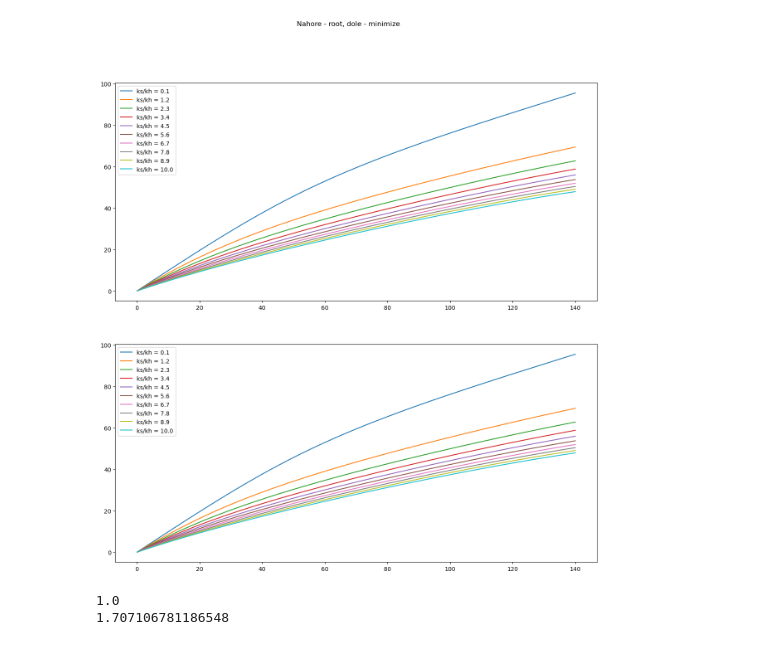
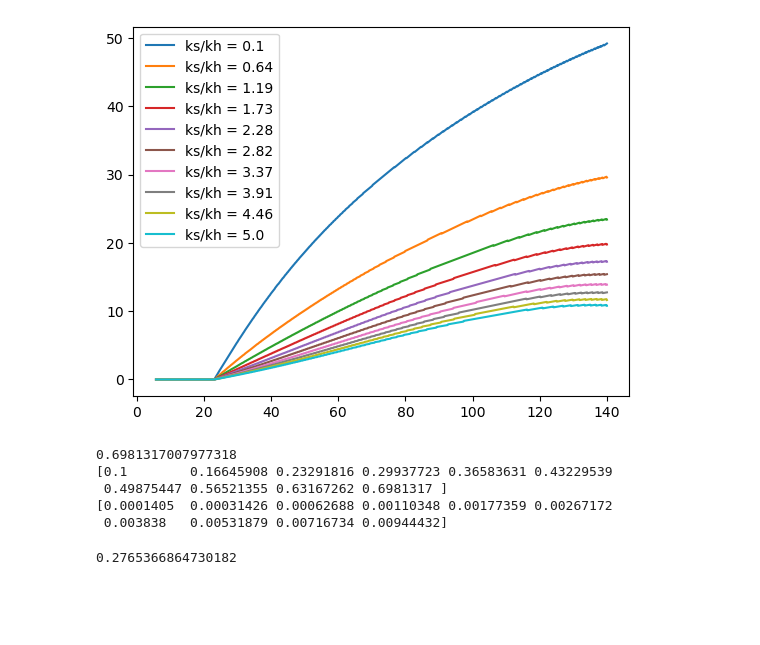
Before and after one commit to zoufaond/Passive_SCHR, a Jupyter notebook: main.ipynb, the cells around one changed output. Saved outputs shown, nothing was run; the diff lists cells and outputs as text; code cells hidden in the pictures; blank space fills up the shorter version.

```diff
--- a/main.ipynb
+++ b/main.ipynb
@@ -1,43 +1,35 @@
 # %%
 import numpy as np
 from scipy.optimize import fsolve, minimize
 import sympy as sp
 import numpy as np
 import matplotlib.pyplot as plt
 import sys
 import warnings
 # %run "classes_ipynb.ipynb"
 sys.path.insert(0, "..")
 import classes2
-# warnings.filterwarnings('ignore')
+warnings.filterwarnings('ignore')
 
 
 
 phis,alfa,pomery,x,koefs,koefh = sp.symbols('phis,alfa,pomery,x,koefs,koefh')
-a=0.5
-b=0.5
-c=0.5
-d=0.5
-model = classes2.SCHR(phis=phis,alfa=alfa,x=x,l0h=1,l0s=1,a=a,b=b,c=c,d=d)
+a=0.1
+b=0.1
+c=0.05
+d=0.05
+model = classes2.SCHR(phis=phis,alfa=alfa,x=x,l0h=0.22,l0s=0.2,a=a,b=b,c=c,d=d)
 
 xs, xh,xs_np,xh_np = model.geometry_init()
-Fs,Fh, Us, Uh = model.nonlinear_spring_init(pomery=pomery,koefs=koefs,koefh=koefh,akt_f=True)
+# Fs,Fh, Us, Uh = model.nonlinear_spring_init(pomery=pomery,koefs=koefs,koefh=koefh,akt_f=True)
 Fs,Fh,Us,Uh = model.thelen_03_muscle_pas_force(pomery=pomery,koefs=koefs,koefh=koefh,akt_f = False)
 u_celk, dU_celk = model.potential_energy(Us,Uh,xs,xh,phis)
 Uc_np, d_Uc_np = model.lambdified(u_celk,dU_celk)
 
 koefs = 6
-koefh = 3
-model.graphs_scapula_position(Uc_np, d_Uc_np,koefs=koefs,koefh=koefh,init_root = 0.1)
-
+koefh = 5
+# model.graphs_scapula_position(Uc_np, d_Uc_np,koefs=koefs,koefh=koefh,init_root = 0.1)
+model.scapula_position_argmin(Uc_np, koefs, koefh, N=1000)
 # model.graphs_potential_energy(Uc_np)
 # %% [output]
-[figure, old version]
+[figure, new version]
-# %%
-alfa = 90*np.pi/180
-phis = 0*np.pi/180
-print(xs_np(phis,alfa))
-print(xh_np(phis,alfa))
-# %% [output]
-1.0
-1.707106781186548
@@ -43,0 +45,20 @@ print(xh_np(phis,alfa))
+# %%
+alfa = 40*np.pi/180
+phis = np.linspace(0.1,alfa,10)
+print(alfa)
+print(phis)
+phis[Uc_np(alfa, phis, 1, 5, 5).argmin()]*180/np.pi
+print(Uc_np(phis, alfa, 2, 3.5, 3.5))
+# %% [output]
+0.6981317007977318
+[0.1        0.16645908 0.23291816 0.29937723 0.36583631 0.43229539
+ 0.49875447 0.56521355 0.63167262 0.6981317 ]
+[0.0001405  0.00031426 0.00062688 0.00110348 0.00177359 0.00267172
+ 0.003838   0.00531879 0.00716734 0.00944432]
+# %%
+phis = 45*np.pi/180
+alfa = 2*phis
+
+xs_np(phis,alfa)
+# %% [output]
+0.2765366864730182
```
Also changed, not shown: parts of 1 cell of this notebook, 1 other file.
